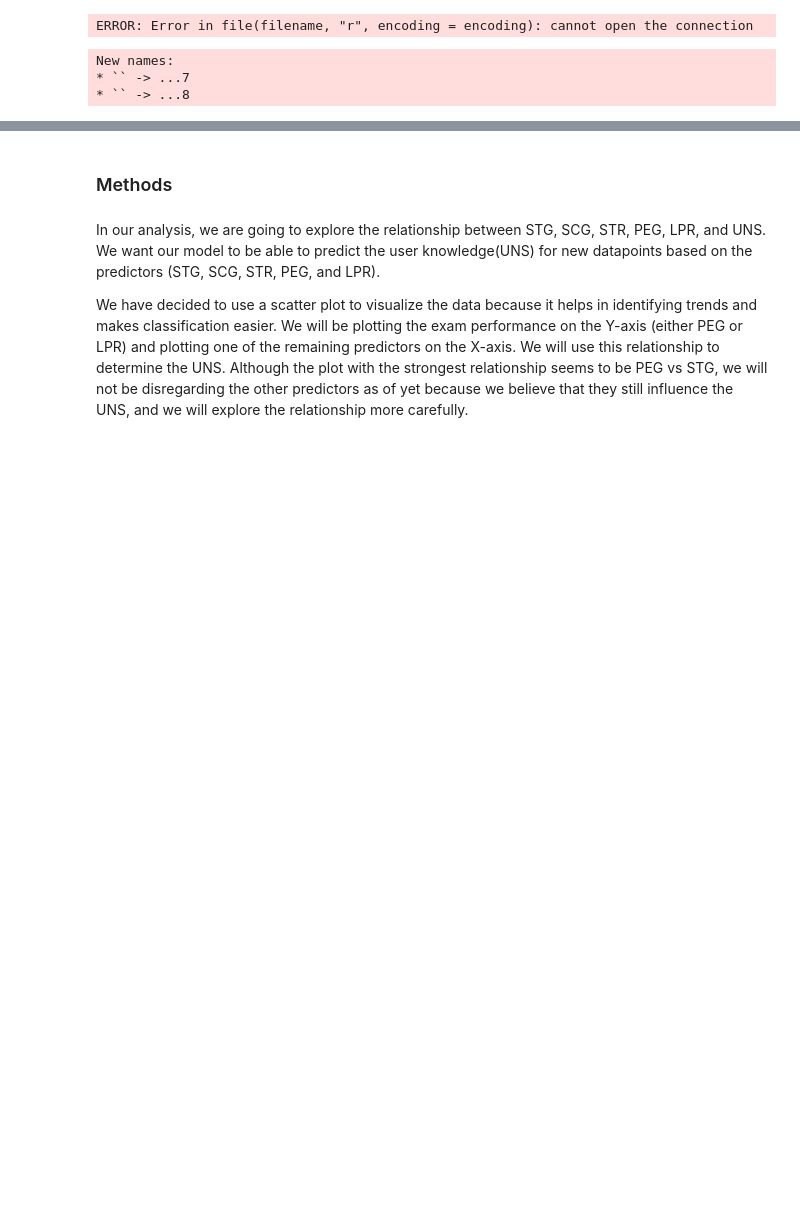
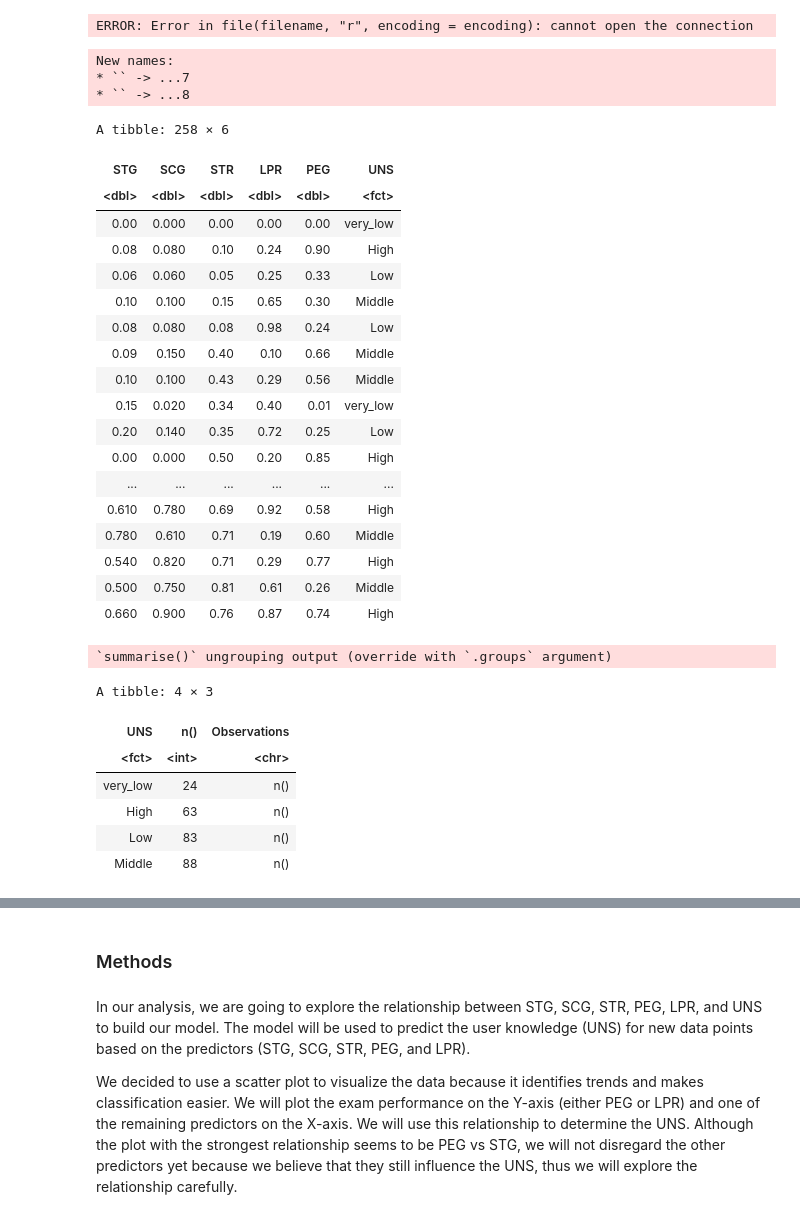
Before and after one commit to taratreagus/DSCI-100-Group-Project, a Jupyter notebook: Group_project.ipynb, the cells around one changed output, grey strips where cells are left out. Cells and saved outputs as stored; diff of their text form; code cells hidden in the pictures; blank space fills up the shorter version.

Commit message:
Shortened word length

```diff
--- a/Group_project.ipynb
+++ b/Group_project.ipynb
@@ -47,6 +45,10 @@ ERROR: Error in file(filename, "r", encoding = encoding): cannot open the connec
 data <- read_xls("data/Data_User_Modeling_Dataset_Hamdi Tolga KAHRAMAN.xls", sheet = 2) %>%
         select(STG, SCG, STR, LPR, PEG, UNS) %>%
         mutate(UNS = as_factor(UNS))
+short_data <- head(data)
+short_data
+wrangled_data <- group_by(data, UNS) %>% summarize(n()) %>% mutate(Observations = "n()")
+wrangled_data
 
 #Study Time on Goals vs Exam Performance on Goals
 plot_STGvsPEG <- data %>%
@@ -102,33 +104,60 @@ plot_STGvsLPR
 
 #Study Repitition on Goals vs Exam Performance on Related Goals
 plot_SCGvsLPR <- data %>%
     ggplot(aes(x=SCG,
                y=LPR,
                colour = UNS)) +
         labs(x = "Study Repitition on Goals (out of 1)",
              y = "Exam Performance on Related Goals (out of 1)",
              colour = 'User Knowledge') +
         geom_point(size = 2.5) +
         theme(text = element_text(size = 20))
 
 plot_SCGvsLPR
 
 #Study Time on Related Goals vs Exam Performance on Related Goals
 plot_STRvsLPR <- data %>%
     ggplot(aes(x=STR,
                y=LPR,
                colour = UNS)) +
         labs(x = "Study Time on Related Goals (out of 1)",
              y = "Exam Performance on Related Goals (out of 1)",
              colour = 'User Knowledge') +
         geom_point(size = 2.5) +
         theme(text = element_text(size = 20))
 
 plot_STRvsLPR
 # %% [output]
 New names:
 * `` -> ...7
 * `` -> ...8
+A tibble: 258 × 6
+| STG | SCG | STR | LPR | PEG | UNS |
+| <dbl> | <dbl> | <dbl> | <dbl> | <dbl> | <fct> |
+| 0.00 | 0.000 | 0.00 | 0.00 | 0.00 | very_low |
+| 0.08 | 0.080 | 0.10 | 0.24 | 0.90 | High |
+| 0.06 | 0.060 | 0.05 | 0.25 | 0.33 | Low |
+| 0.10 | 0.100 | 0.15 | 0.65 | 0.30 | Middle |
+| 0.08 | 0.080 | 0.08 | 0.98 | 0.24 | Low |
+| 0.09 | 0.150 | 0.40 | 0.10 | 0.66 | Middle |
+| 0.10 | 0.100 | 0.43 | 0.29 | 0.56 | Middle |
+| 0.15 | 0.020 | 0.34 | 0.40 | 0.01 | very_low |
+| 0.20 | 0.140 | 0.35 | 0.72 | 0.25 | Low |
+| 0.00 | 0.000 | 0.50 | 0.20 | 0.85 | High |
+| ... | ... | ... | ... | ... | ... |
+| 0.610 | 0.780 | 0.69 | 0.92 | 0.58 | High |
+| 0.780 | 0.610 | 0.71 | 0.19 | 0.60 | Middle |
+| 0.540 | 0.820 | 0.71 | 0.29 | 0.77 | High |
+| 0.500 | 0.750 | 0.81 | 0.61 | 0.26 | Middle |
+| 0.660 | 0.900 | 0.76 | 0.87 | 0.74 | High |
+`summarise()` ungrouping output (override with `.groups` argument)
+A tibble: 4 × 3
+| UNS | n() | Observations |
+| <fct> | <int> | <chr> |
+| very_low | 24 | n() |
+| High | 63 | n() |
+| Low | 83 | n() |
+| Middle | 88 | n() |
 [figure]
 [figure]
 [figure]
@@ -138,9 +167,9 @@ New names:
 # %% [markdown]
 ### Methods
 # %% [markdown]
-In our analysis, we are going to explore the relationship between STG, SCG, STR, PEG, LPR, and UNS. We want our model to be able to predict the user knowledge(UNS) for new datapoints based on the predictors (STG, SCG, STR, PEG, and LPR).
+In our analysis, we are going to explore the relationship between STG, SCG, STR, PEG, LPR, and UNS to build our model. The model will be used to predict the user knowledge (UNS) for new data points based on the predictors (STG, SCG, STR, PEG, and LPR).
 
-We have decided to use a scatter plot to visualize the data because it helps in identifying trends and makes classification easier. We will be plotting the exam performance on the Y-axis (either PEG or LPR) and plotting one of the remaining predictors on the X-axis. We will use this relationship to determine the UNS. Although the plot with the strongest relationship seems to be PEG vs STG, we will not be disregarding the other predictors as of yet because we believe that they still influence the UNS, and we will explore the relationship more carefully.
+We decided to use a scatter plot to visualize the data because it identifies trends and makes classification easier. We will plot the exam performance on the Y-axis (either PEG or LPR) and one of the remaining predictors on the X-axis. We will use this relationship to determine the UNS. Although the plot with the strongest relationship seems to be PEG vs STG, we will not disregard the other predictors yet because we believe that they still influence the UNS, thus we will explore the relationship carefully.
 # %% [markdown]
 ### Expected outcomes and significance
 
```
Also changed, not shown: parts of 2 cells of this notebook.
